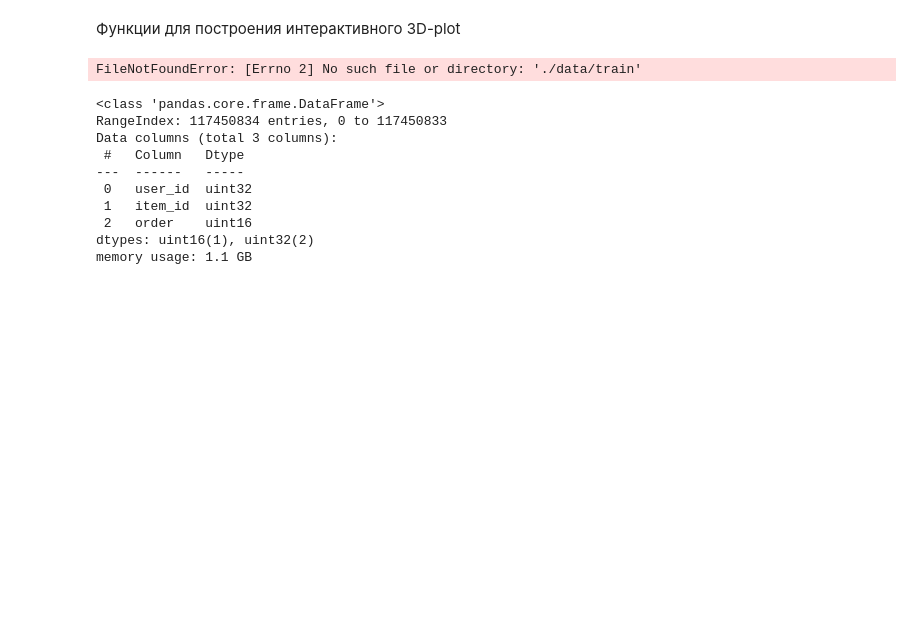
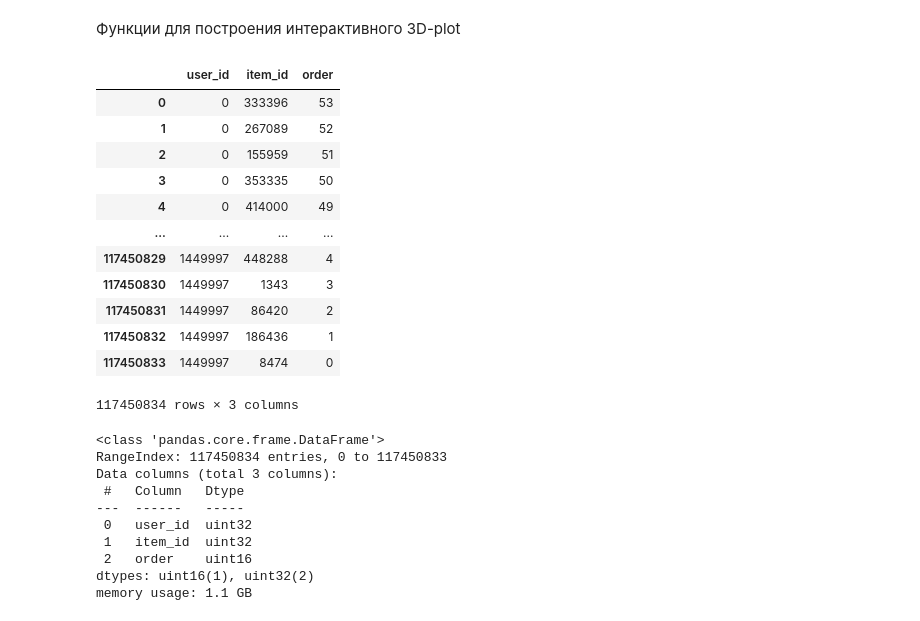
Before and after one commit to azatnv/RecoServiceTemplate, a Jupyter notebook: notebooks/practice2/HW-2.ipynb, the cells around one changed output. Drawn from its saved outputs; the diff is of its cells as text; code cells hidden in the pictures; blank space fills up the shorter version.

```diff
--- a/notebooks/practice2/HW-2.ipynb
+++ b/notebooks/practice2/HW-2.ipynb
@@ -275,8 +275,8 @@ def d3_plot(times: pd.DataFrame, colorscale='Plasma'):
 # %%
 warnings.filterwarnings('ignore')
 # %%
-train_path = "./data/train"
-test_path = "./data/test"
+train_path = "../data/train"
+test_path = "../data/test"
 
 with open(train_path, "r") as train_file:
     user_lines = train_file.read().splitlines()
@@ -284,34 +284,46 @@ with open(test_path, 'r') as test_file:
     user_lines.extend(test_file.read().splitlines())
 
 df = pd.DataFrame(data={"item_id": user_lines})
 df.index.name = "user_id"
 del user_lines
 
 # Строки, загруженные из train и test, делим поровну на N более мелких частей.
 # Так уходит меньше памяти на операции explode и map.
 # len(df) = 1449998
 # делители 1449998: 11(59сек), 17(57сек), 22(56сек,54сек), 34(1мин11сек), 374(58сек), 3877(1мин14сек)
 df_parts = np.split(df, 22)
 for i, small_df in enumerate(df_parts):
     small_df.loc[:,"item_id"] = small_df.loc[:,"item_id"].map(lambda x: x.split(' '))
 
     small_df = small_df.explode("item_id")
     small_df.item_id = small_df.item_id.astype(np.uint32)
 
     # "order" - меньшее число соответствует более свежему лайку (0 - последний лайк)
     small_df["order"] = small_df.groupby("user_id").cumcount(ascending=False)
     small_df.order = small_df.order.astype(np.uint16)
 
     df_parts[i] = small_df
 
 df = pd.concat(df_parts)
 del df_parts
 
 df.reset_index(inplace=True)
 df.user_id = df.user_id.astype(np.uint32)
 df
 # %% [output]
+|  | user_id | item_id | order |
+| 0 | 0 | 333396 | 53 |
+| 1 | 0 | 267089 | 52 |
+| 2 | 0 | 155959 | 51 |
+| 3 | 0 | 353335 | 50 |
+| 4 | 0 | 414000 | 49 |
+| ... | ... | ... | ... |
+| 117450829 | 1449997 | 448288 | 4 |
+| 117450830 | 1449997 | 1343 | 3 |
+| 117450831 | 1449997 | 86420 | 2 |
+| 117450832 | 1449997 | 186436 | 1 |
+| 117450833 | 1449997 | 8474 | 0 |
-FileNotFoundError: [Errno 2] No such file or directory: './data/train'
+117450834 rows × 3 columns
 # %%
 df.info()
 # %% [output]
```
Also changed, not shown: parts of 14 cells of this notebook.
